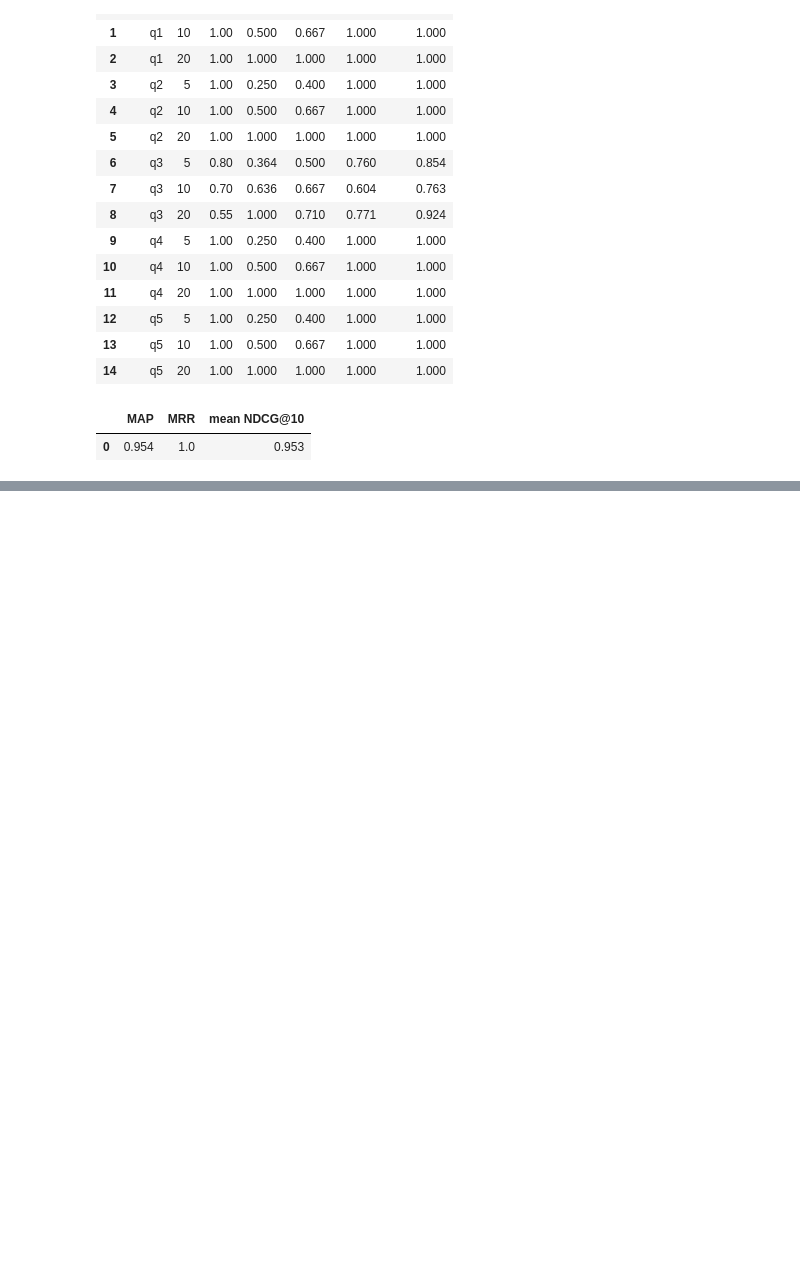
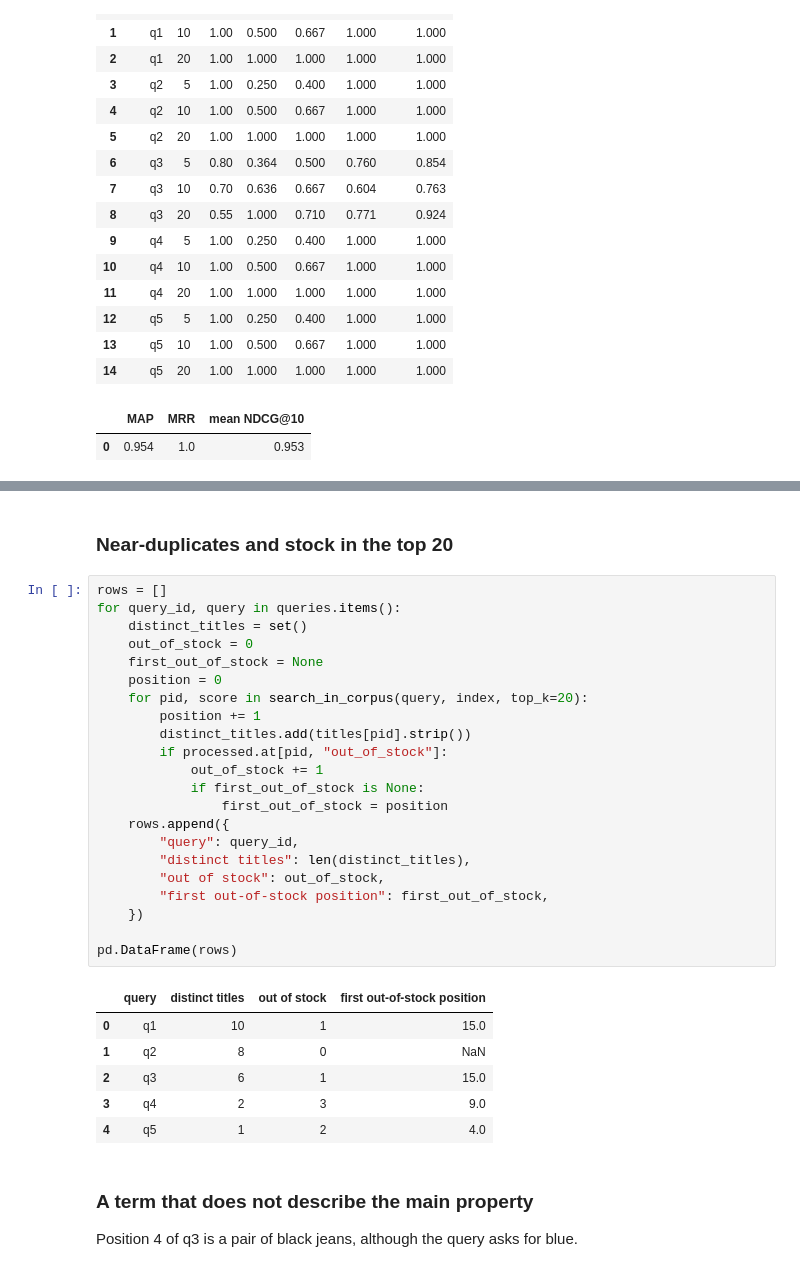
Before and after one commit to bielmongeortiz/irwa-final-project, a Jupyter notebook: project_progress/part_2/IRWA_part_2.ipynb, the cells around one changed output, grey strips where cells are left out. Cells and saved outputs as stored; diff of their text form; blank space fills up the shorter version.

```diff
--- a/project_progress/part_2/IRWA_part_2.ipynb
+++ b/project_progress/part_2/IRWA_part_2.ipynb
@@ -493,0 +526,35 @@ if labels_complete:
+# %% [markdown]
+### Near-duplicates and stock in the top 20
+# %%
+rows = []
+for query_id, query in queries.items():
+    distinct_titles = set()
+    out_of_stock = 0
+    first_out_of_stock = None
+    position = 0
+    for pid, score in search_in_corpus(query, index, top_k=20):
+        position += 1
+        distinct_titles.add(titles[pid].strip())
+        if processed.at[pid, "out_of_stock"]:
+            out_of_stock += 1
+            if first_out_of_stock is None:
+                first_out_of_stock = position
+    rows.append({
+        "query": query_id,
+        "distinct titles": len(distinct_titles),
+        "out of stock": out_of_stock,
+        "first out-of-stock position": first_out_of_stock,
+    })
+
+pd.DataFrame(rows)
+# %% [output]
+|  | query | distinct titles | out of stock | first out-of-stock position |
+| 0 | q1 | 10 | 1 | 15.0 |
+| 1 | q2 | 8 | 0 | NaN |
+| 2 | q3 | 6 | 1 | 15.0 |
+| 3 | q4 | 2 | 3 | 9.0 |
+| 4 | q5 | 1 | 2 | 4.0 |
+# %% [markdown]
+### A term that does not describe the main property
+
+Position 4 of q3 is a pair of black jeans, although the query asks for blue.
```
Also changed, not shown: parts of 8 cells of this notebook, 1 other file.
